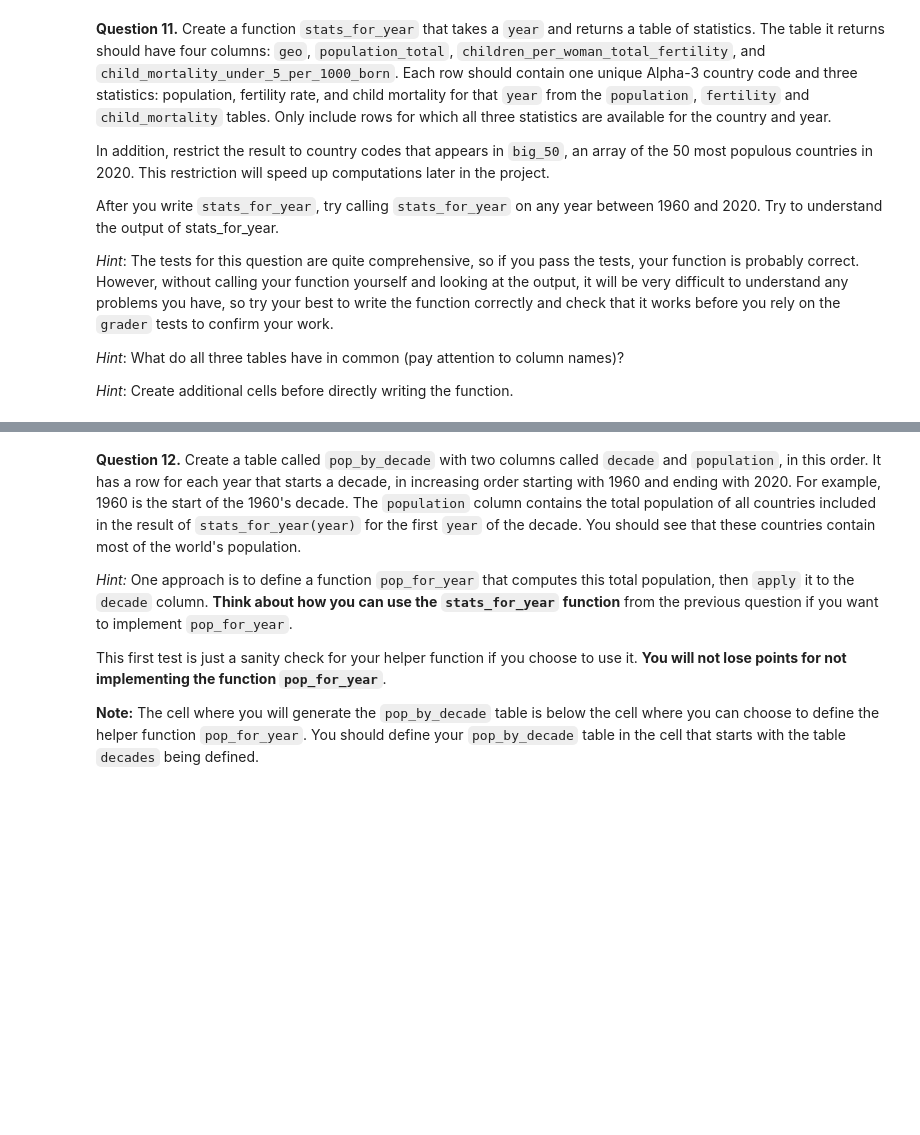
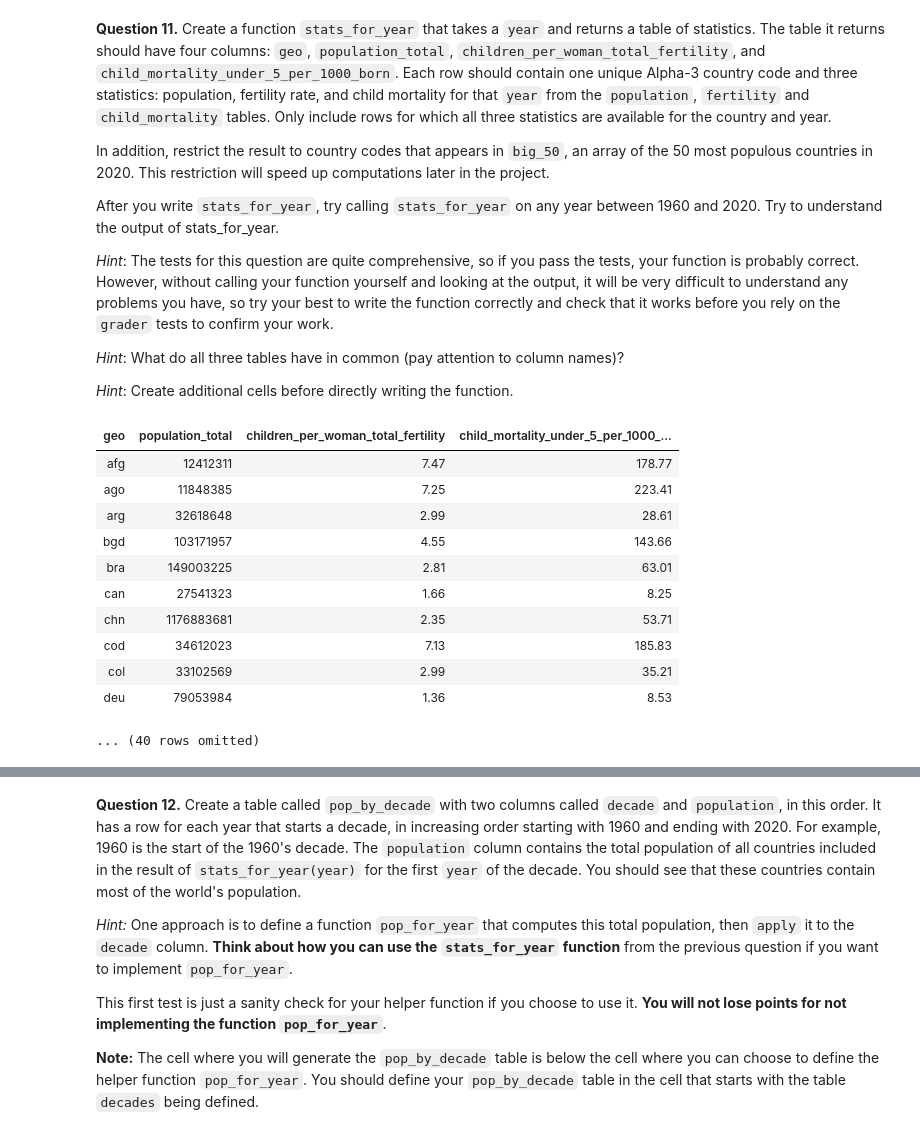
Before and after one commit to bencump/Intro_DataAnalytics, a Jupyter notebook: project1/project1.ipynb, the cells around one changed output, grey strips where cells are left out. Saved outputs shown, nothing was run; the diff lists cells and outputs as text; code cells hidden in the pictures; blank space fills up the shorter version.

```diff
--- a/project1/project1.ipynb
+++ b/project1/project1.ipynb
@@ -401,17 +401,30 @@ After you write `stats_for_year`, try calling `stats_for_year` on any year betwe
 # %%
 # We first create a population table that only includes the
 # 50 countries with the largest 2020 populations. We focus on
 # these 50 countries only so that plotting later will run faster.
 big_50 = population.where('time', are.equal_to(2020)).sort("population_total", descending=True).take(np.arange(50)).column('geo')
 population_of_big_50 = population.where('time', are.above(1959)).where('geo', are.contained_in(big_50))
 
 def stats_for_year(year):
     """Return a table of the stats for each country that year."""
     p = population_of_big_50.where('time', are.equal_to(year)).drop('time')
     f = fertility.where('time', are.equal_to(year)).drop('time')
     c = child_mortality.where('time', are.equal_to(year)).drop('time')
-    return Table().with_columns("")
-
-...
+    pfjoin = p.join("geo", f, "geo")
+    return pfjoin.join("geo", c, "geo")
+stats_for_year(1990)
+# %% [output]
+| geo | population_total | children_per_woman_total_fertility | child_mortality_under_5_per_1000_... |
+| afg | 12412311 | 7.47 | 178.77 |
+| ago | 11848385 | 7.25 | 223.41 |
+| arg | 32618648 | 2.99 | 28.61 |
+| bgd | 103171957 | 4.55 | 143.66 |
+| bra | 149003225 | 2.81 | 63.01 |
+| can | 27541323 | 1.66 | 8.25 |
+| chn | 1176883681 | 2.35 | 53.71 |
+| cod | 34612023 | 7.13 | 185.83 |
+| col | 33102569 | 2.99 | 35.21 |
+| deu | 79053984 | 1.36 | 8.53 |
+... (40 rows omitted)
 # %%
 grader.check("q1_11")
```
Also changed, not shown: parts of 16 cells of this notebook, 1 other file.
